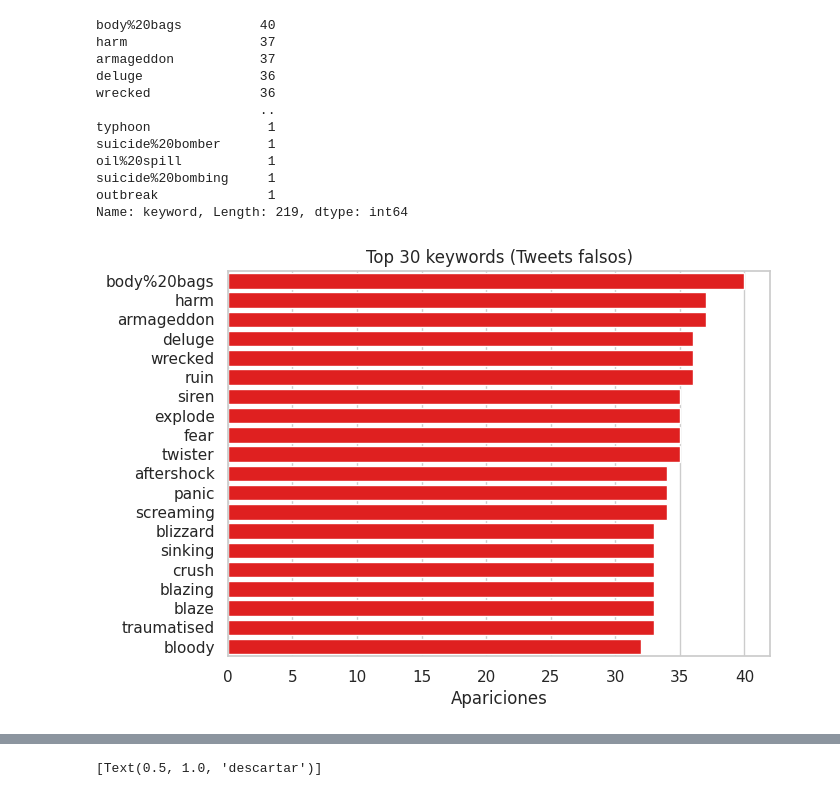
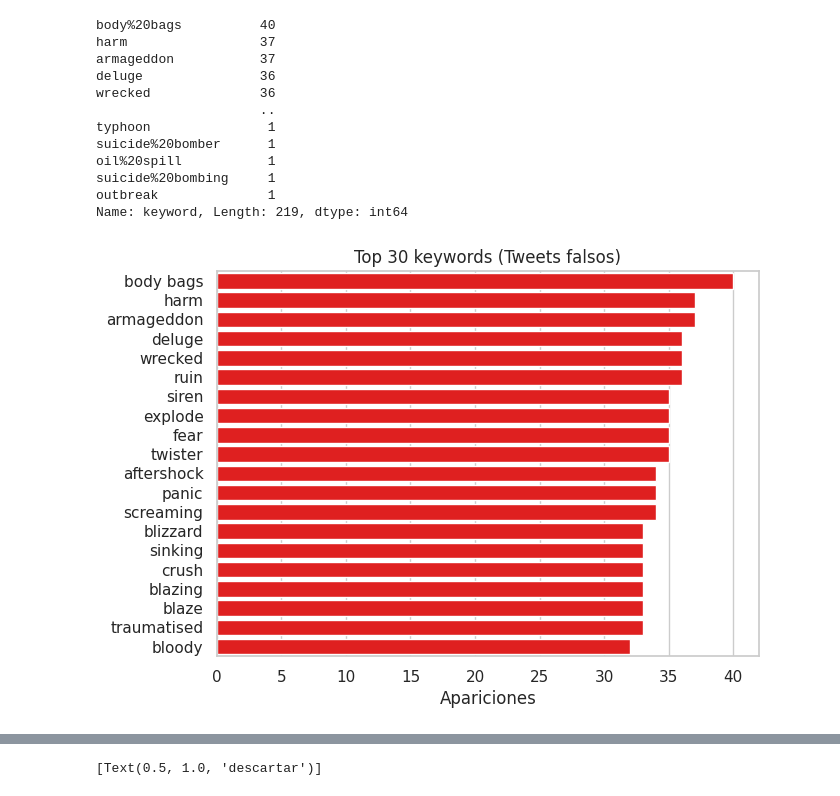
Before and after one commit to vnbarr/75.06-Datos, a Jupyter notebook: notebooks/TP1.ipynb, the cells around one changed output, grey strips where cells are left out. Drawn from its saved outputs; the diff is of its cells as text; code cells hidden in the pictures.

```diff
--- a/notebooks/TP1.ipynb
+++ b/notebooks/TP1.ipynb
@@ -478,8 +479,8 @@ Name: keywords, Length: 222, dtype: int64
 # %%
 keyword_false = tweets[tweets["target"] == 0]["keyword"].value_counts()
 keyword_true  = tweets[tweets["target"] == 1]["keyword"].value_counts()
-keyword_false.index = keyword_false.index.str.replace('\s','%20')
-keyword_false['index']
+#keyword_false.index = keyword_false.index.str.replace('\s','%20')
+keyword_false
 # %% [output]
 body%20bags          40
 harm                 37
@@ -496,9 +497,9 @@ Name: keyword, Length: 219, dtype: int64
 # %%
 #relacion entre keywords y verac
 
-g = sns.barplot(x=keyword_false.head(20).values,y=keyword_false.head(20).index,color='red',orient="h").set(title = 'Top 30 keywords (Tweets falsos)',xlabel='Apariciones')
+g = sns.barplot(x=keyword_false.head(20).values,y=keyword_false.head(20).index.str.replace('%20',' '),color='red',orient="h").set(title = 'Top 30 keywords (Tweets falsos)',xlabel='Apariciones')
 # %% [output]
-[figure, old version]
+[figure, new version]
 # %%
 #keyword_false.merge(keyword_real)
 f = sns.barplot(x=keyword_true.head(20).values,y=keyword_true.head(20).index,color='green',orient="h").set(title = 'Top 30 keywords (Tweets verdaderos)',xlabel='Apariciones')
```
Also changed, not shown: parts of 3 cells of this notebook.
